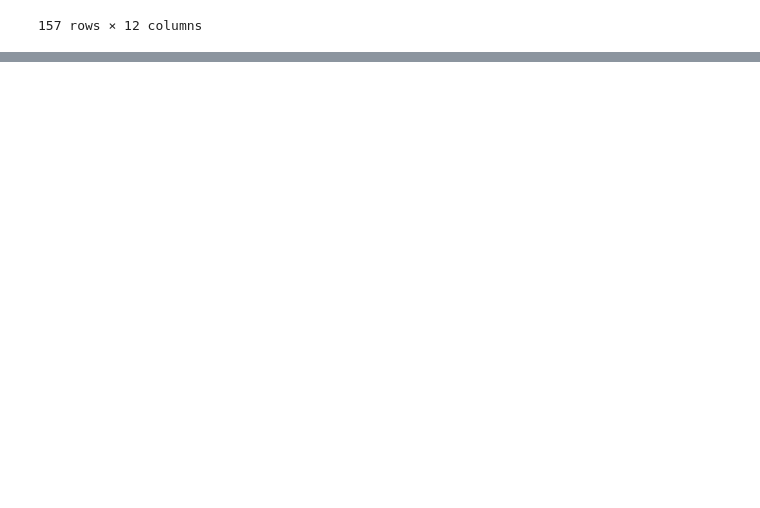
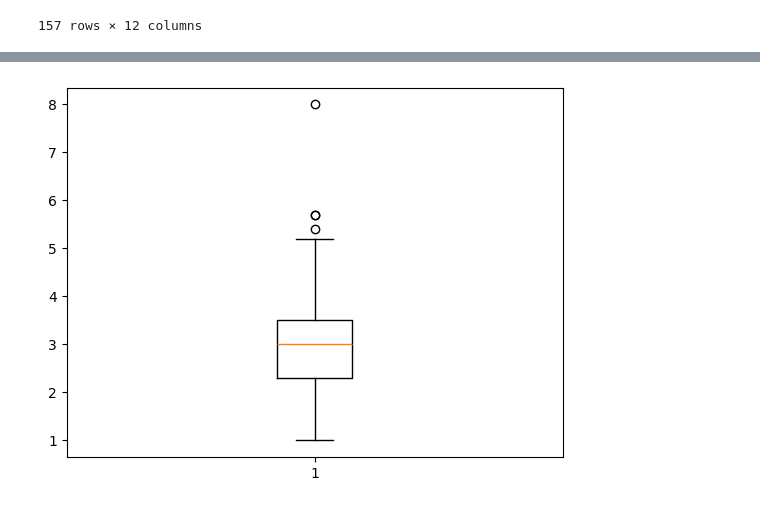
Before and after one commit to Aman782/Data-Science-Internship-Work, a Jupyter notebook: Car_pandas.ipynb, the cells around one changed output, grey strips where cells are left out. Cells and saved outputs as stored; diff of their text form; code cells hidden in the pictures; blank space fills up the shorter version.

```diff
--- a/Car_pandas.ipynb
+++ b/Car_pandas.ipynb
@@ -171,0 +451,3 @@ df.select_dtypes(float)
+# %%
+df['Engine_size'].fillna(value=df['Engine_size'].median(), inplace=True)
+df.isnull().sum()
@@ -171,0 +472,5 @@ df.select_dtypes(float)
+# %%
+plt.boxplot(df['Engine_size'])
+plt.show()
+# %% [output]
+[figure, added]
```
Also changed, not shown: parts of 42 cells of this notebook, 1 other file.
